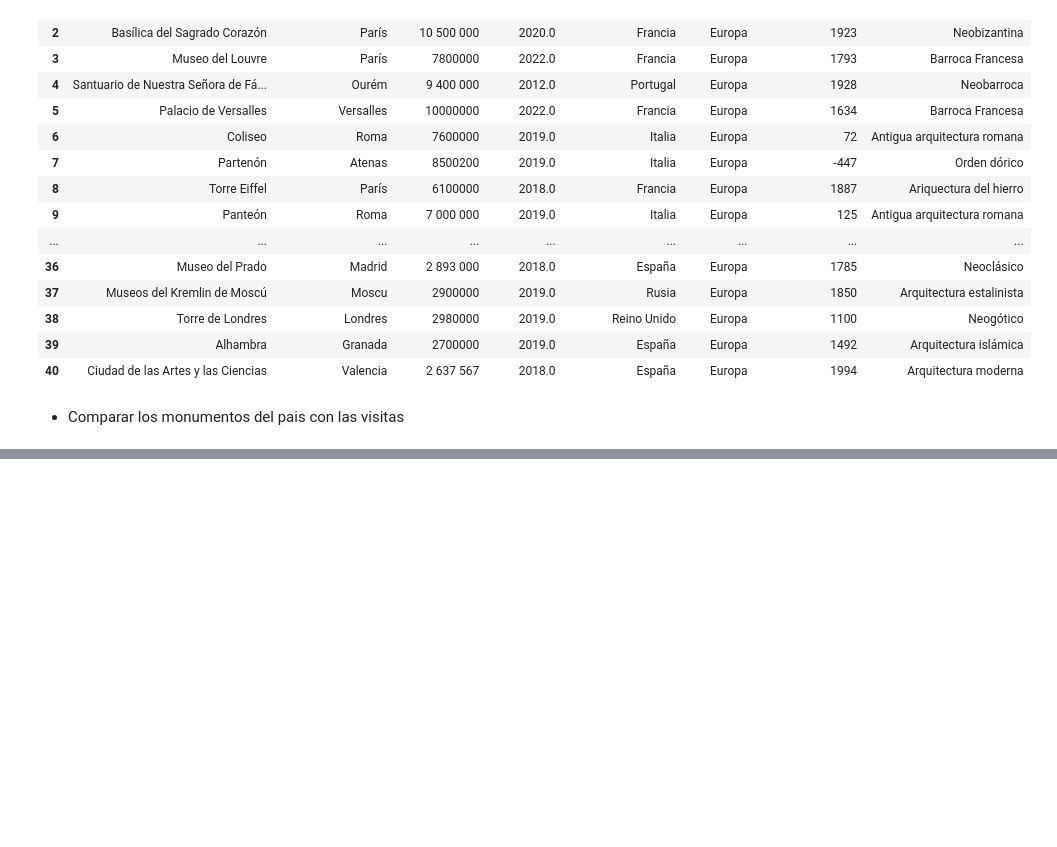
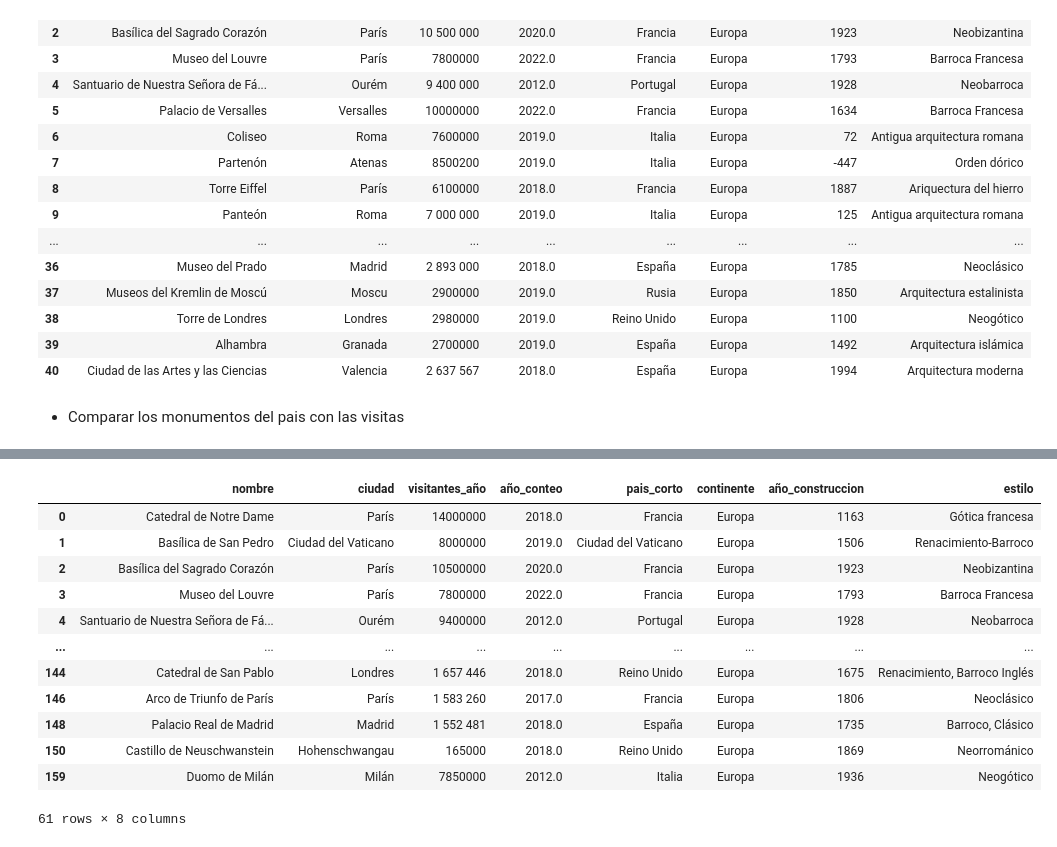
Before and after one commit to Adalab/Da-promo-c-modulo-3-sprint-2-Judith_Mina, a Jupyter notebook: europa.ipynb, the cells around one changed output, grey strips where cells are left out. Cells and saved outputs as stored; diff of their text form; code cells hidden in the pictures; blank space fills up the shorter version.

```diff
--- a/europa.ipynb
+++ b/europa.ipynb
@@ -114,0 +188,16 @@ df.to_csv("monumentos_europa_1.csv")
+# %%
+df_total
+# %% [output]
+|  | nombre | ciudad | visitantes_año | año_conteo | pais_corto | continente | año_construccion | estilo |
+| 0 | Catedral de Notre Dame | París | 14000000 | 2018.0 | Francia | Europa | 1163 | Gótica francesa |
+| 1 | Basílica de San Pedro | Ciudad del Vaticano | 8000000 | 2019.0 | Ciudad del Vaticano | Europa | 1506 | Renacimiento-Barroco |
+| 2 | Basílica del Sagrado Corazón | París | 10500000 | 2020.0 | Francia | Europa | 1923 | Neobizantina |
+| 3 | Museo del Louvre | París | 7800000 | 2022.0 | Francia | Europa | 1793 | Barroca Francesa |
+| 4 | Santuario de Nuestra Señora de Fá... | Ourém | 9400000 | 2012.0 | Portugal | Europa | 1928 | Neobarroca |
+| ... | ... | ... | ... | ... | ... | ... | ... | ... |
+| 144 | Catedral de San Pablo | Londres | 1 657 446 | 2018.0 | Reino Unido | Europa | 1675 | Renacimiento, Barroco Inglés |
+| 146 | Arco de Triunfo de París | París | 1 583 260 | 2017.0 | Francia | Europa | 1806 | Neoclásico |
+| 148 | Palacio Real de Madrid | Madrid | 1 552 481 | 2018.0 | España | Europa | 1735 | Barroco, Clásico |
+| 150 | Castillo de Neuschwanstein | Hohenschwangau | 165000 | 2018.0 | Reino Unido | Europa | 1869 | Neorrománico |
+| 159 | Duomo de Milán | Milán | 7850000 | 2012.0 | Italia | Europa | 1936 | Neogótico |
+61 rows × 8 columns
```
Also changed, not shown: parts of 10 cells of this notebook, 1 other file.
